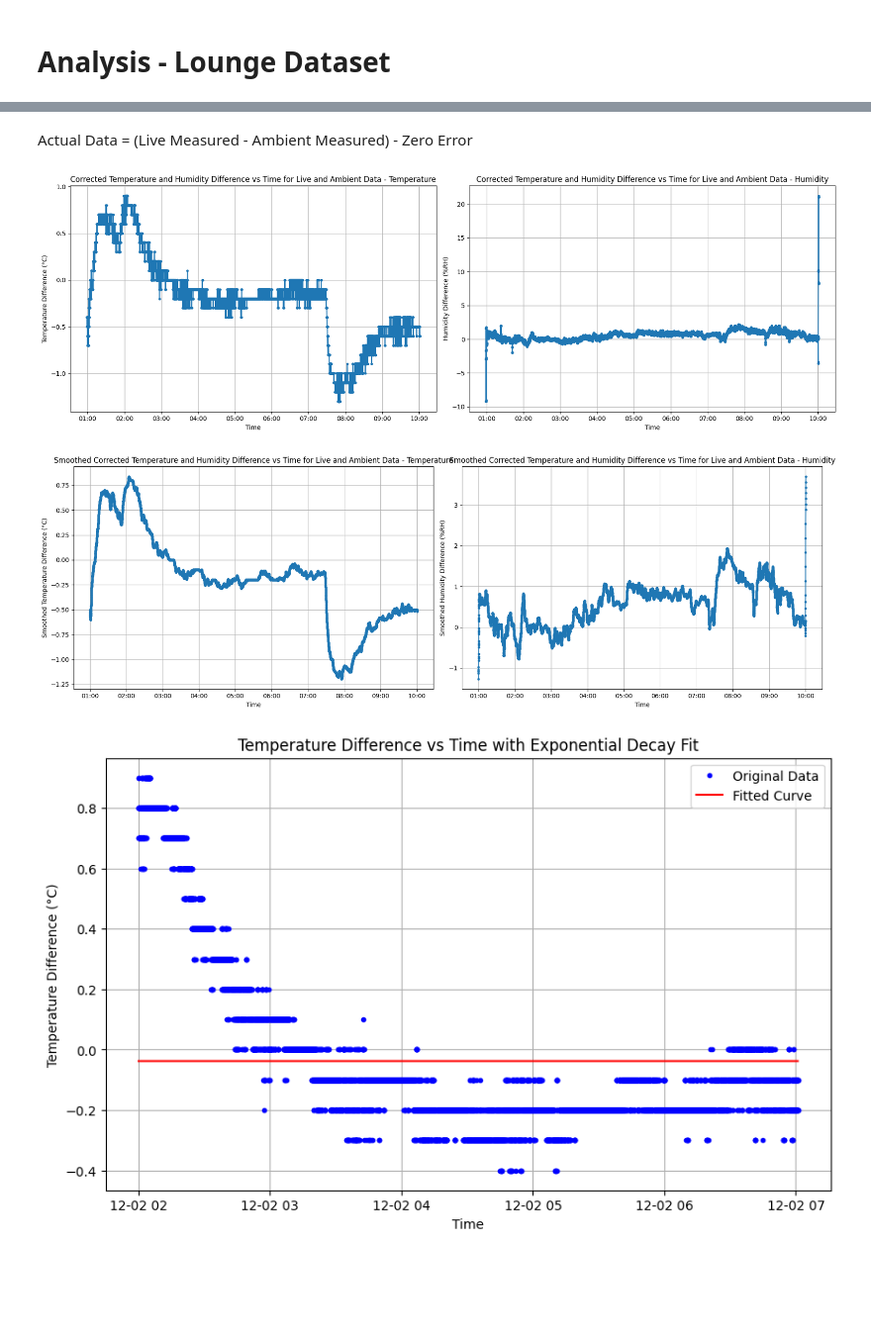
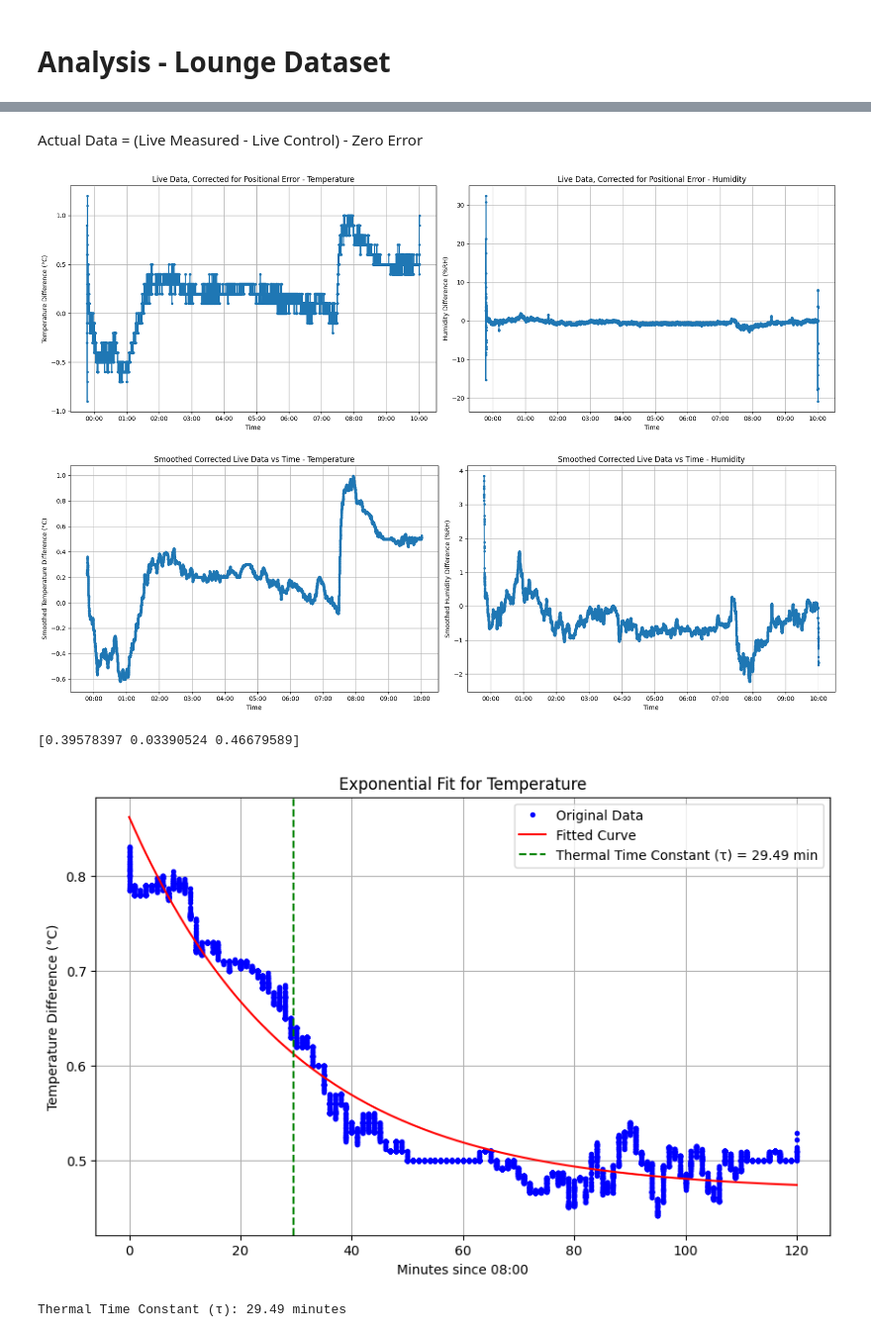
Before and after one commit to ongzzzzzz/poe-data-analysis, a Jupyter notebook: analysis.ipynb, the cells around one changed output, grey strips where cells are left out. Shown at 99% size. Drawn from its saved outputs; the diff is of its cells as text; code cells hidden in the pictures; blank space fills up the shorter version.

```diff
--- a/analysis.ipynb
+++ b/analysis.ipynb
@@ -205,8 +205,8 @@ Probes seem to be consistent for the most part, error seems to be in the probe p
 # %% [markdown]
 # Analysis - Lounge Dataset
 # %%
-measured_ambient, control_ambient = [file for file in excel_files if "ambient" in file]
-measured_live, control_live = [file for file in excel_files if "live" in file]
+control_ambient, measured_ambient = [file for file in sorted(excel_files) if "ambient" in file]
+control_live, measured_live = [file for file in sorted(excel_files) if "live" in file]
 
 print(measured_ambient, control_ambient)
 print(measured_live, control_live)
@@ -263,75 +263,91 @@ plot_data(df_control_diff['Time_live'], df_control_diff['Temperature_diff'], df_
 # %% [markdown]
-Actual Data = (Live Measured - Ambient Measured) - Zero Error
+Actual Data = (Live Measured - Live Control) - Zero Error
 # %%
 # Extract the hour and minute part from the 'Time' column
 df_measured_live['Time_only'] = df_measured_live['Time'].dt.strftime('%H:%M')
-df_measured_ambient['Time_only'] = df_measured_ambient['Time'].dt.strftime('%H:%M')
+df_control_live['Time_only'] = df_control_live['Time'].dt.strftime('%H:%M')
 
 # Merge the live and ambient dataframes on the 'Time_only' column
-df_live_ambient_merged = pd.merge(df_measured_live, df_measured_ambient, on='Time_only', suffixes=('_live', '_ambient'))
+df_live_merged = pd.merge(df_measured_live, df_control_live, on='Time_only', suffixes=('_measured', '_control'))
 
 # Subtract the temperature and humidity data
-df_live_ambient_merged['Temperature_diff'] = (df_live_ambient_merged['Temperature_live'] - df_live_ambient_merged['Temperature_ambient']) - df_control_merged['Temperature_diff']
-df_live_ambient_merged['Humidity_diff'] = (df_live_ambient_merged['Humidity_live'] - df_live_ambient_merged['Humidity_ambient']) - df_control_merged['Humidity_diff']
+df_live_merged['Temperature_data'] = (df_live_merged['Temperature_measured'] - df_live_merged['Temperature_control']) - df_ambient_correction['Temperature_corr']
+df_live_merged['Humidity_data'] = (df_live_merged['Humidity_measured'] - df_live_merged['Humidity_control']) - df_ambient_correction['Humidity_corr']
 
 # Select relevant columns and remove rows with NaN values
-df_live_ambient_diff = df_live_ambient_merged[['Time_live', 'Temperature_diff', 'Humidity_diff']].dropna()
+df_live_corrected = df_live_merged[['Time_measured', 'Temperature_data', 'Humidity_data']].dropna()
 
 # Plot the temperature and humidity difference vs time using the plot_data function
-plot_data(df_live_ambient_diff['Time_live'], df_live_ambient_diff['Temperature_diff'], df_live_ambient_diff['Humidity_diff'],
+plot_data(df_live_corrected['Time_measured'], df_live_corrected['Temperature_data'], df_live_corrected['Humidity_data'],
           marker='.', xlabel='Time', ylabel_temp='Temperature Difference (°C)', ylabel_humidity='Humidity Difference (%RH)',
-          title='Corrected Temperature and Humidity Difference vs Time for Live and Ambient Data')
+          title='Live Data, Corrected for Positional Error')
 # %% [output]
-[figure, old version]
+[figure, new version]
 # %%
 # Define the window size for the rolling statistics
 window_size = 60
 
 # Calculate the rolling mean for Temperature and Humidity differences
-df_live_ambient_diff['Temperature_diff_smoothed'] = df_live_ambient_diff['Temperature_diff'].rolling(window=window_size, center=True).mean()
-df_live_ambient_diff['Humidity_diff_smoothed'] = df_live_ambient_diff['Humidity_diff'].rolling(window=window_size, center=True).mean()
+df_live_corrected['Temperature_data_smoothed'] = df_live_corrected['Temperature_data'].rolling(window=window_size, center=True).mean()
+df_live_corrected['Humidity_data_smoothed'] = df_live_corrected['Humidity_data'].rolling(window=window_size, center=True).mean()
 
 # Plot the smoothed temperature and humidity difference vs time using the plot_data function
-plot_data(df_live_ambient_diff['Time_live'], df_live_ambient_diff['Temperature_diff_smoothed'], df_live_ambient_diff['Humidity_diff_smoothed'],
+plot_data(df_live_corrected['Time_measured'], df_live_corrected['Temperature_data_smoothed'], df_live_corrected['Humidity_data_smoothed'],
           marker='.', xlabel='Time', ylabel_temp='Smoothed Temperature Difference (°C)', ylabel_humidity='Smoothed Humidity Difference (%RH)',
-          title='Smoothed Corrected Temperature and Humidity Difference vs Time for Live and Ambient Data')
+          title='Smoothed Corrected Live Data vs Time')
 # %% [output]
-[figure, old version]
+[figure, new version]
 # %%
 from scipy.optimize import curve_fit
 
 # Define the exponential decay function
 def exp_decay(x, a, b, c):
     return a * np.exp(-b * x) + c
 
-# Filter the dataframe for the interval from 2:00am to 7am
-df_live_ambient_diff['Time_only'] = df_live_ambient_diff['Time_live'].dt.strftime('%H:%M')
-start_interval = '02:00'
-end_interval = '07:00'
-df_interval = df_live_ambient_diff[(df_live_ambient_diff["Time_only"] >= start_interval) & (df_live_ambient_diff["Time_only"] <= end_interval)]
+# Filter the dataframe for the specified interval
+df_live_corrected['Time_only'] = df_live_corrected['Time_measured'].dt.strftime('%H:%M')
+start_interval, end_interval = '08:00', '10:00'
+df_interval = df_live_corrected.loc[(df_live_corrected["Time_only"] >= start_interval) & (df_live_corrected["Time_only"] <= end_interval)].copy()
 
 # Convert start_interval to datetime
 start_interval_dt = pd.to_datetime(start_interval, format='%H:%M')
 
-# Convert time to seconds since the start of the interval
-time_seconds = (df_interval["Time_live"] - start_interval_dt).dt.total_seconds()
-temperature_diff = df_interval["Temperature_diff"].values
+# Convert time to minutes since the start of the interval
+df_interval.loc[:, 'Minutes_since_2am'] = (pd.to_datetime(df_interval["Time_measured"].dt.strftime('%H:%M'), format='%H:%M') - start_interval_dt).dt.total_seconds() / 60
+
+# Remove rows with NaN values
+df_interval.dropna(subset=["Temperature_data_smoothed"], inplace=True)
+
+temperature_diff = df_interval["Temperature_data_smoothed"].values
 
 # Fit the exponential decay curve
-popt, pcov = curve_fit(exp_decay, time_seconds, temperature_diff)
+popt, pcov = curve_fit(exp_decay, df_interval['Minutes_since_2am'], temperature_diff)
+print(popt)
 
 # Generate fitted temperature difference values
-fitted_temperature_diff = exp_decay(time_seconds, *popt)
+fitted_temperature_diff = exp_decay(df_interval['Minutes_since_2am'], *popt)
+
+# Extract the decay rate parameter 'b' from the fitted parameters
+decay_rate = popt[1]
+# Calculate the thermal time constant (τ)
+thermal_time_constant = 1 / decay_rate
 
 # Plot the original data and the fitted curve
 plt.figure(figsize=(10, 6))
-plt.plot(df_interval["Time_live"], temperature_diff, 'b.', label='Original Data')
-plt.plot(df_interval["Time_live"], fitted_temperature_diff, 'r-', label='Fitted Curve')
-plt.xlabel('Time')
+plt.plot(df_interval['Minutes_since_2am'], temperature_diff, 'b.', label='Original Data')
+plt.plot(df_interval['Minutes_since_2am'], fitted_temperature_diff, 'r-', label='Fitted Curve')
+plt.axvline(x=thermal_time_constant, color='g', linestyle='--', label=f'Thermal Time Constant (τ) = {thermal_time_constant:.2f} min')
+plt.xlabel(f'Minutes since {start_interval}')
 plt.ylabel('Temperature Difference (°C)')
-plt.title('Temperature Difference vs Time with Exponential Decay Fit')
+plt.title('Exponential Fit for Temperature')
 plt.legend()
 plt.grid(True)
 plt.show()
+
+
+
+print(f'Thermal Time Constant (τ): {thermal_time_constant:.2f} minutes')
 # %% [output]
+[0.39578397 0.03390524 0.46679589]
-[figure, old version]
+[figure, new version]
+Thermal Time Constant (τ): 29.49 minutes
```
Also changed, not shown: parts of 12 cells of this notebook.
